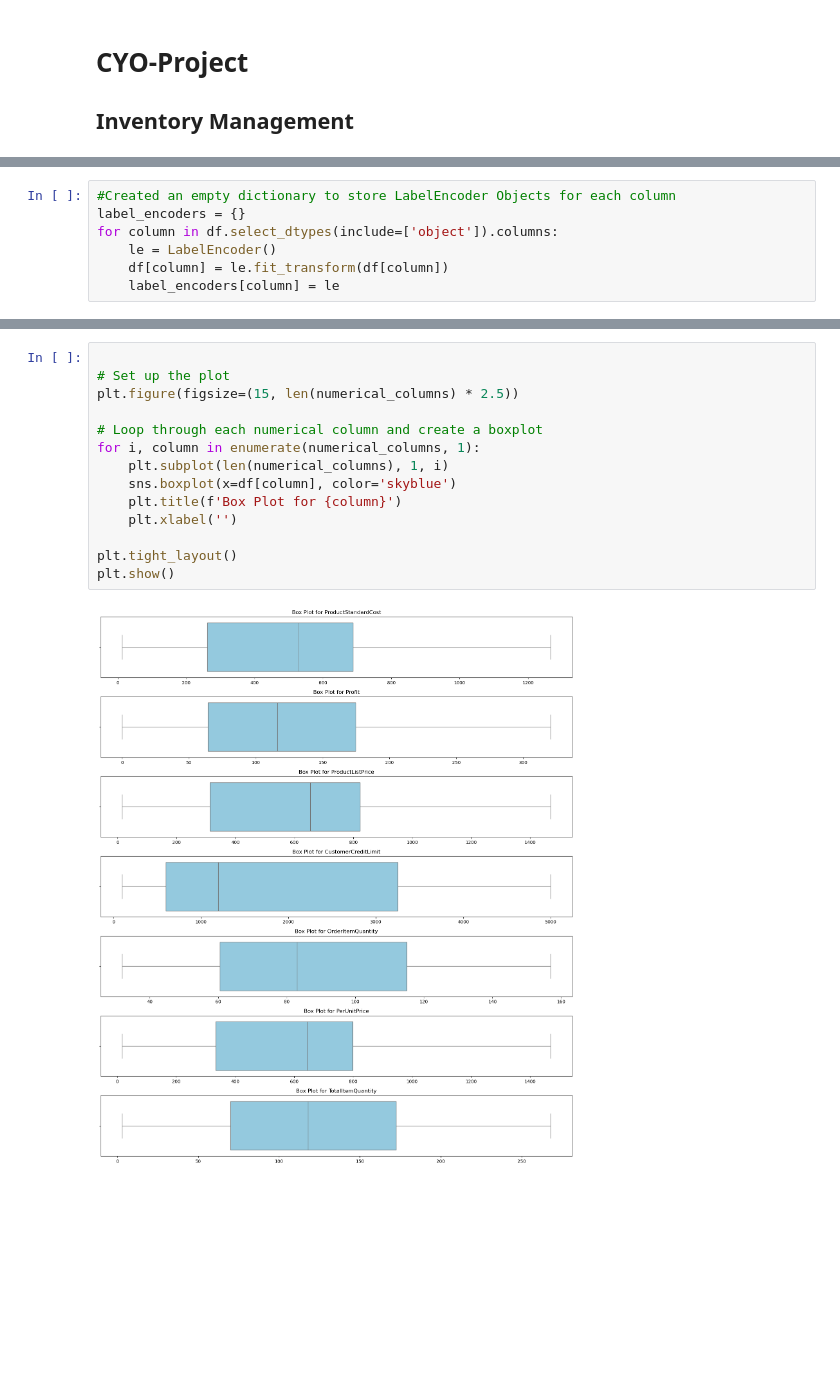
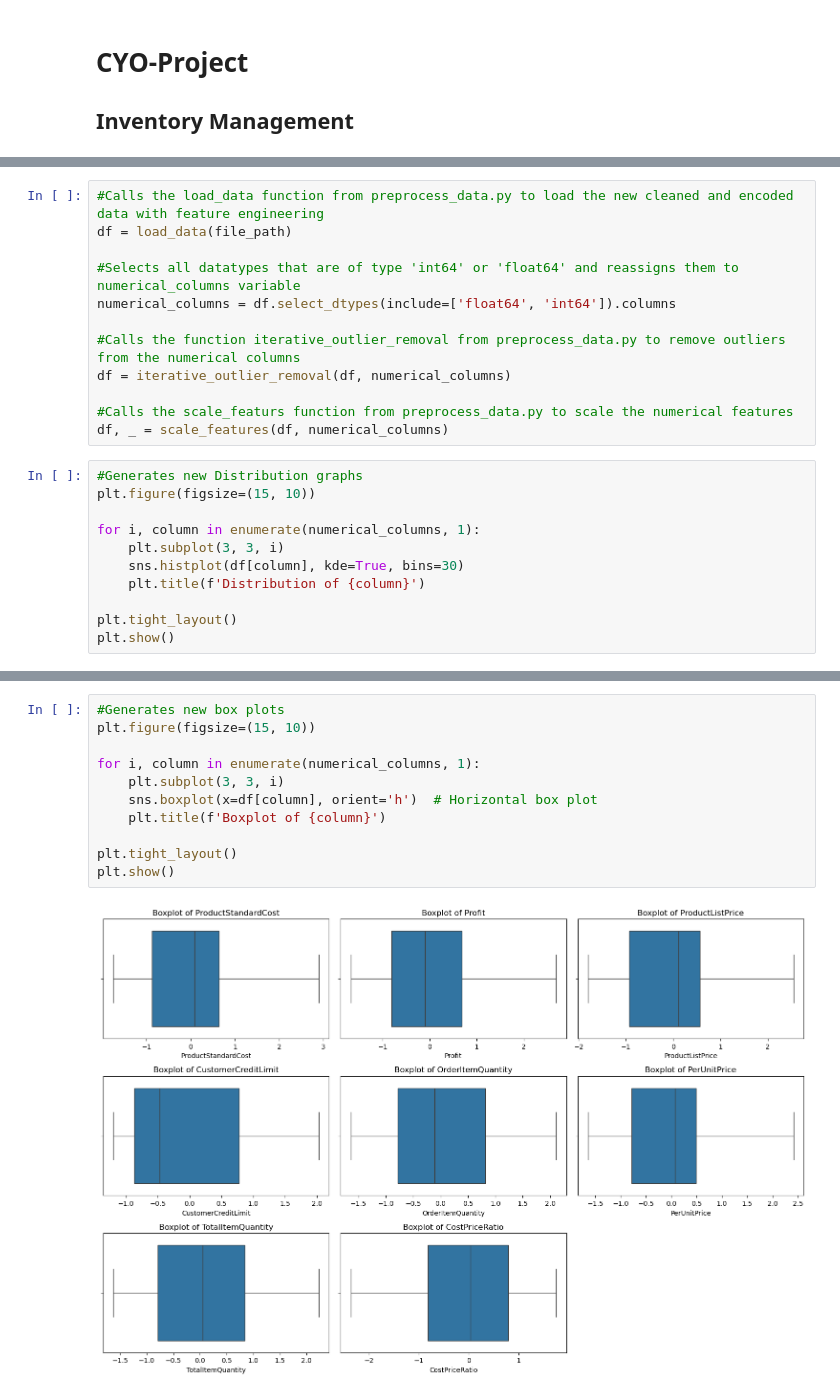
Before and after one commit to KCSchmutz/MLG382_CYO_PROJ_GroupX, a Jupyter notebook: notebooks/MLG382_CYO_PROJ_GroupX.ipynb, the cells around one changed output, grey strips where cells are left out. Drawn from its saved outputs; the diff is of its cells as text; blank space fills up the shorter version.

```diff
--- a/notebooks/MLG382_CYO_PROJ_GroupX.ipynb
+++ b/notebooks/MLG382_CYO_PROJ_GroupX.ipynb
@@ -115,9 +96,2 @@ plt.show()
-# %%
-#Created an empty dictionary to store LabelEncoder Objects for each column
-label_encoders = {}
-for column in df.select_dtypes(include=['object']).columns:
-    le = LabelEncoder()
-    df[column] = le.fit_transform(df[column])
-    label_encoders[column] = le
 # %%
 
@@ -167,0 +109,23 @@ while True:
+# %%
+#Calls the load_data function from preprocess_data.py to load the new cleaned and encoded data with feature engineering
+df = load_data(file_path)
+
+#Selects all datatypes that are of type 'int64' or 'float64' and reassigns them to numerical_columns variable
+numerical_columns = df.select_dtypes(include=['float64', 'int64']).columns
+
+#Calls the function iterative_outlier_removal from preprocess_data.py to remove outliers from the numerical columns
+df = iterative_outlier_removal(df, numerical_columns)
+
+#Calls the scale_featurs function from preprocess_data.py to scale the numerical features
+df, _ = scale_features(df, numerical_columns)
+# %%
+#Generates new Distribution graphs
+plt.figure(figsize=(15, 10))
+
+for i, column in enumerate(numerical_columns, 1):
+    plt.subplot(3, 3, i)
+    sns.histplot(df[column], kde=True, bins=30)
+    plt.title(f'Distribution of {column}')
+
+plt.tight_layout()
+plt.show()
@@ -168,16 +144,13 @@ while True:
 # %%
+#Generates new box plots
+plt.figure(figsize=(15, 10))
 
-# Set up the plot
-plt.figure(figsize=(15, len(numerical_columns) * 2.5))
-
-# Loop through each numerical column and create a boxplot
 for i, column in enumerate(numerical_columns, 1):
-    plt.subplot(len(numerical_columns), 1, i)
-    sns.boxplot(x=df[column], color='skyblue')
-    plt.title(f'Box Plot for {column}')
-    plt.xlabel('')
+    plt.subplot(3, 3, i)
+    sns.boxplot(x=df[column], orient='h')  # Horizontal box plot
+    plt.title(f'Boxplot of {column}')
 
 plt.tight_layout()
 plt.show()
 # %% [output]
-[figure, old version]
+[figure, new version]
```
Also changed, not shown: parts of 21 cells of this notebook, 21 other files.
